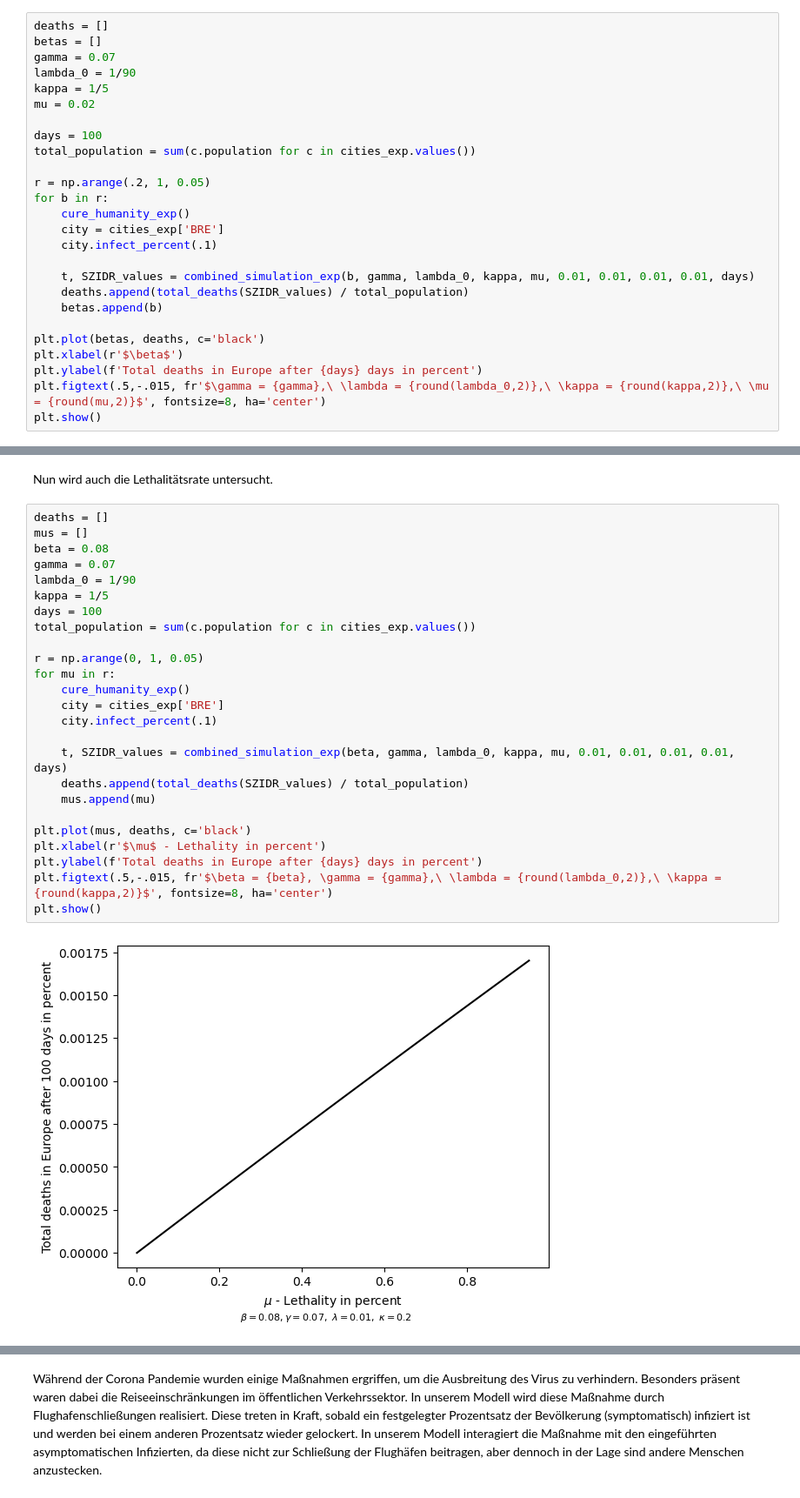
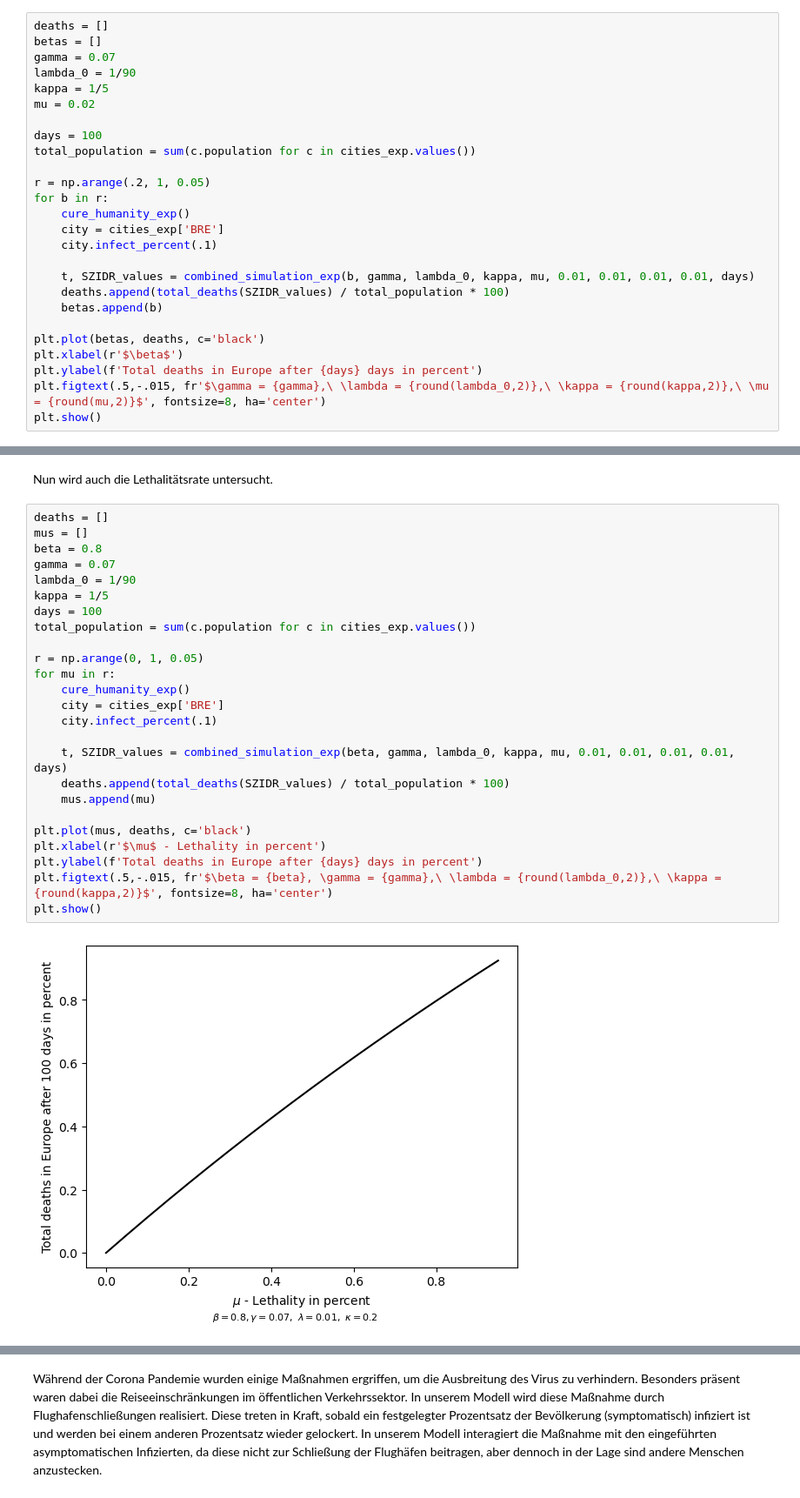
Before and after one commit to LoloSpirit/PlagueInc, a Jupyter notebook: Ausarbeitung_Projekt.ipynb, the cells around one changed output, grey strips where cells are left out. Shown at 87% size. Cells and saved outputs as stored; diff of their text form.

```diff
--- a/Ausarbeitung_Projekt.ipynb
+++ b/Ausarbeitung_Projekt.ipynb
@@ -1254,7 +1255,7 @@ for b in r:
     city.infect_percent(.1)
 
     t, SZIDR_values = combined_simulation_exp(b, gamma, lambda_0, kappa, mu, 0.01, 0.01, 0.01, 0.01, days)
-    deaths.append(total_deaths(SZIDR_values) / total_population)
+    deaths.append(total_deaths(SZIDR_values) / total_population * 100)
     betas.append(b)
 
 plt.plot(betas, deaths, c='black')
@@ -1271,30 +1272,30 @@ Nun wird auch die Lethalitätsrate untersucht.
 # %%
 deaths = []
 mus = []
-beta = 0.08
+beta = 0.8
 gamma = 0.07
 lambda_0 = 1/90
 kappa = 1/5
 days = 100
 total_population = sum(c.population for c in cities_exp.values())
 
 r = np.arange(0, 1, 0.05)
 for mu in r:
     cure_humanity_exp()
     city = cities_exp['BRE']
     city.infect_percent(.1)
 
     t, SZIDR_values = combined_simulation_exp(beta, gamma, lambda_0, kappa, mu, 0.01, 0.01, 0.01, 0.01, days)
-    deaths.append(total_deaths(SZIDR_values) / total_population)
+    deaths.append(total_deaths(SZIDR_values) / total_population * 100)
     mus.append(mu)
 
 plt.plot(mus, deaths, c='black')
 plt.xlabel(r'$\mu$ - Lethality in percent')
 plt.ylabel(f'Total deaths in Europe after {days} days in percent')
 plt.figtext(.5,-.015, fr'$\beta = {beta}, \gamma = {gamma},\ \lambda = {round(lambda_0,2)},\ \kappa = {round(kappa,2)}$', fontsize=8, ha='center')
 plt.show()
 # %% [output]
-[figure, old version]
+[figure, new version]
 # %% [markdown]
 Je höher die Wahrscheinlichkeit an einer Krankheit zu sterben, desto mehr Menschen sterben an dieser. Diese Erkenntnis sollte niemanden überraschen. Allerdings zeigt diese Untersuchung, dass die Parameter in diesem Modell nicht so einfach unabhängig voneinander betrachtet werden können. Ist eine Krankheit nämlich besonders tödlich, so verkürzt sich normalerweise auch die Dauer der Krankheit. Verändert man ausschließlich das $\mu$, so bleibt der Verlauf der Infektionskurve nahzu gleich, da es dem Modell egal ist, ob die Personen sterben, oder sich von der Krankheit erholen. Einzig der Übergang von R zu S würde dadruch beeinflusst werden. Da der zugehörige Parameter $\lambda$ aber sehr klein gewählt wurde, ist der Effekt sehr gering. Demnach müsste für ein realistischeres Szenario auch das $\gamma$ entsprechend verändert werden.
 
```
Also changed, not shown: parts of 27 cells of this notebook, 1 other file.
